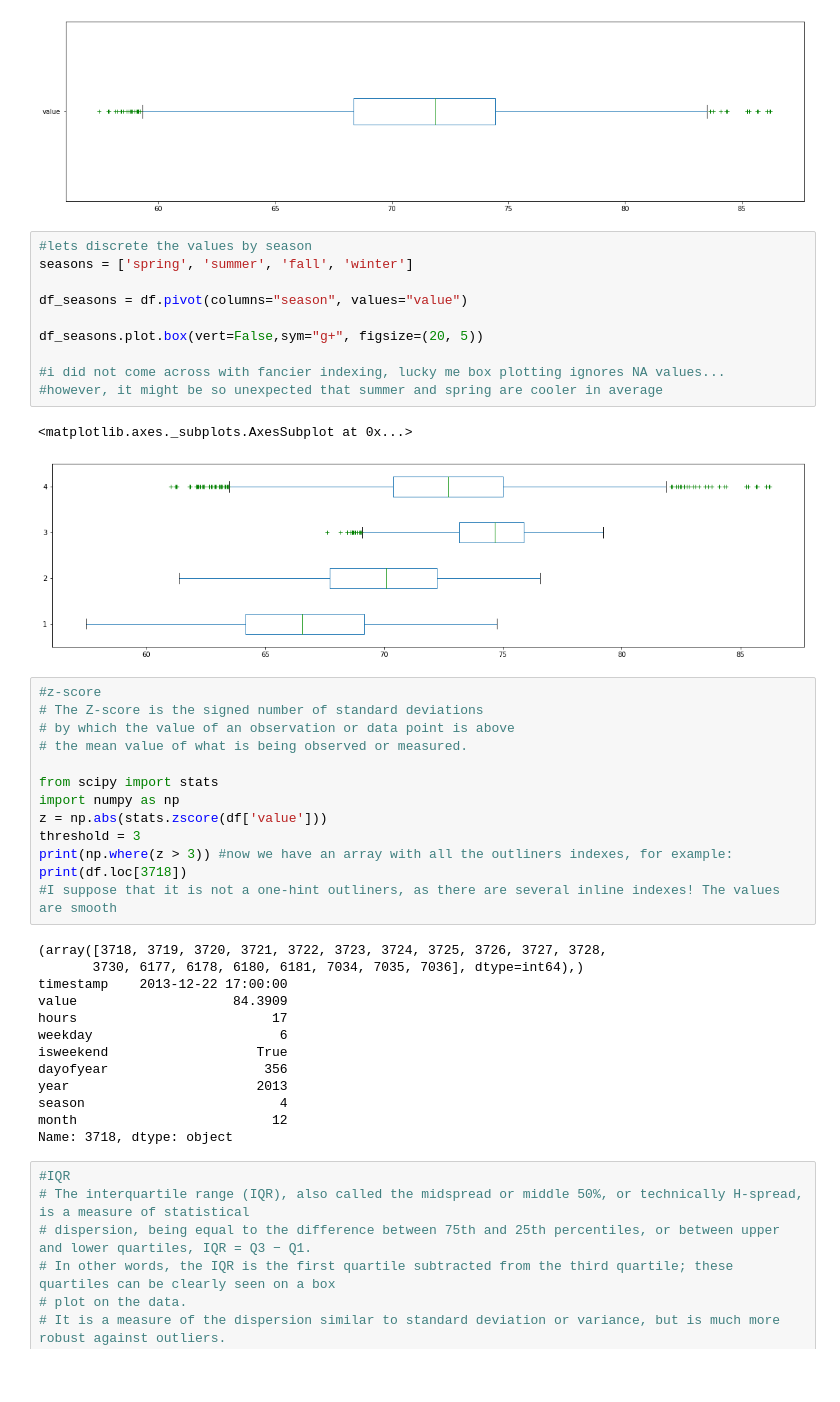
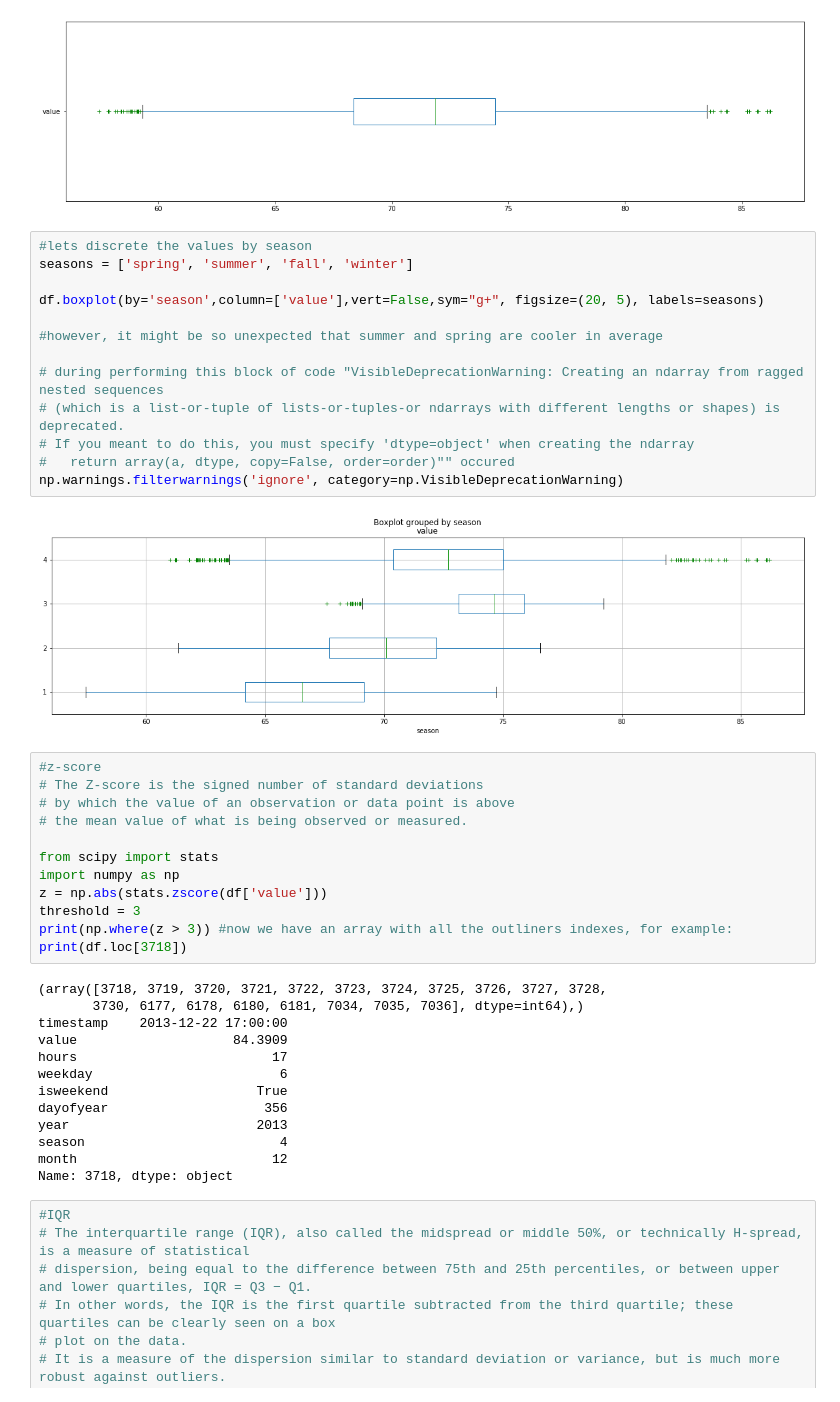
Before and after one commit to leafy-dandelion/2021-knu-tsad, a Jupyter notebook: Liubyma.ipynb, the cells around one changed output. Drawn from its saved outputs; the diff is of its cells as text; blank space fills up the shorter version.

```diff
--- a/Liubyma.ipynb
+++ b/Liubyma.ipynb
@@ -264,16 +260,18 @@ df['value'].plot.box(vert=False,sym="g+", figsize=(20, 5))
 # %%
 #lets discrete the values by season
 seasons = ['spring', 'summer', 'fall', 'winter']
 
-df_seasons = df.pivot(columns="season", values="value")
+df.boxplot(by='season',column=['value'],vert=False,sym="g+", figsize=(20, 5), labels=seasons)
 
-df_seasons.plot.box(vert=False,sym="g+", figsize=(20, 5))
+#however, it might be so unexpected that summer and spring are cooler in average
 
-#i did not come across with fancier indexing, lucky me box plotting ignores NA values...
-#however, it might be so unexpected that summer and spring are cooler in average
+# during performing this block of code "VisibleDeprecationWarning: Creating an ndarray from ragged nested sequences
+# (which is a list-or-tuple of lists-or-tuples-or ndarrays with different lengths or shapes) is deprecated.
+# If you meant to do this, you must specify 'dtype=object' when creating the ndarray
+#   return array(a, dtype, copy=False, order=order)"" occured
+np.warnings.filterwarnings('ignore', category=np.VisibleDeprecationWarning)
 # %% [output]
-<matplotlib.axes._subplots.AxesSubplot at 0x...>
-[figure, old version]
+[figure, new version]
 # %%
 #z-score
 # The Z-score is the signed number of standard deviations
@@ -286,7 +284,6 @@ z = np.abs(stats.zscore(df['value']))
 threshold = 3
 print(np.where(z > 3)) #now we have an array with all the outliners indexes, for example:
 print(df.loc[3718])
-#I suppose that it is not a one-hint outliners, as there are several inline indexes! The values are smooth
 # %% [output]
 (array([3718, 3719, 3720, 3721, 3722, 3723, 3724, 3725, 3726, 3727, 3728,
        3730, 6177, 6178, 6180, 6181, 7034, 7035, 7036], dtype=int64),)
```
Also changed, not shown: parts of 20 cells of this notebook.
